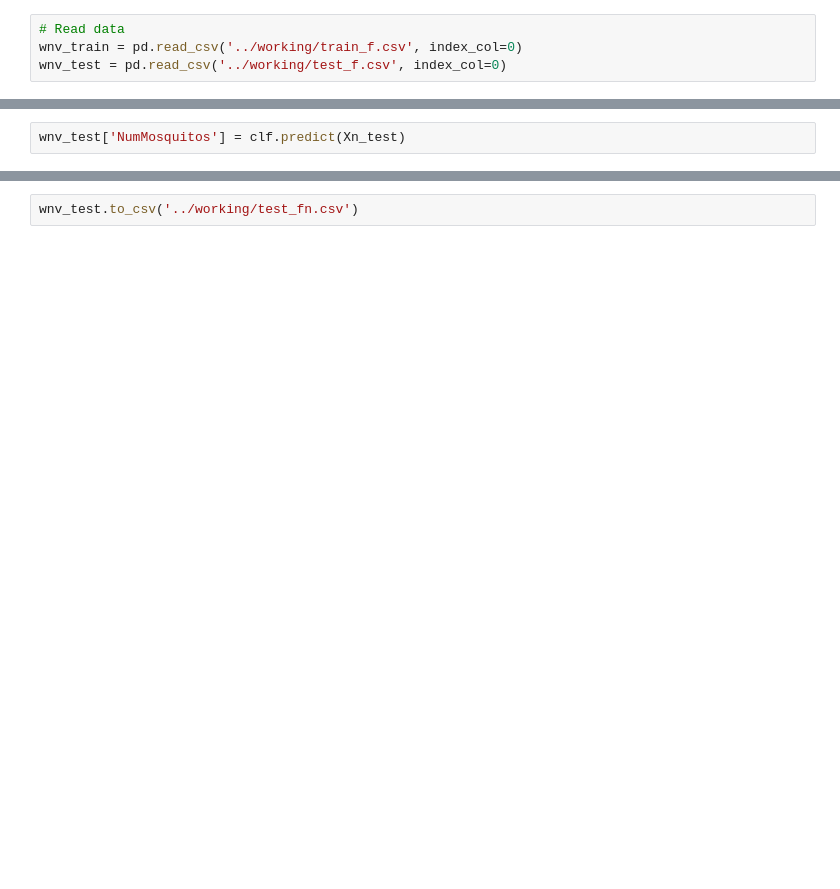
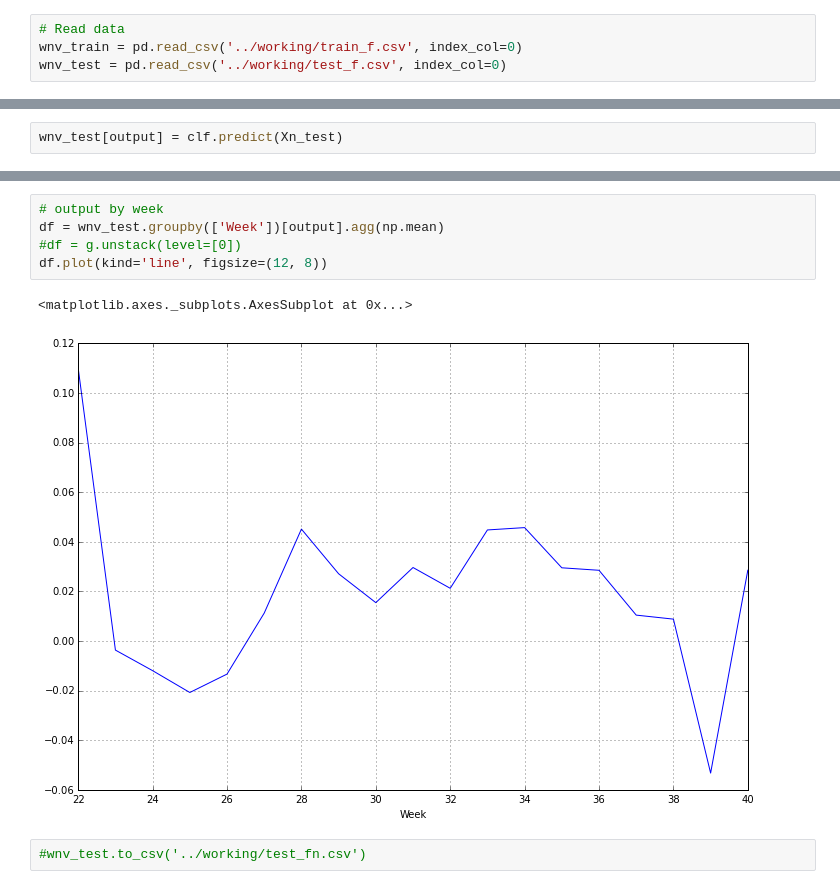
Before and after one commit to inmidvideo/kaggle-west-nile, a Jupyter notebook: src/sklearn_lr.ipynb, the cells around one changed output, grey strips where cells are left out. Drawn from its saved outputs; the diff is of its cells as text; blank space fills up the shorter version.

```diff
--- a/src/sklearn_lr.ipynb
+++ b/src/sklearn_lr.ipynb
@@ -53,2 +83,2 @@ mean_absolute_error(y_test, predicted)
 # %%
-wnv_test['NumMosquitos'] = clf.predict(Xn_test)
+wnv_test[output] = clf.predict(Xn_test)
@@ -75,2 +85,10 @@ Name: NumMosquitos, Length: 116293, dtype: int32
+# %%
+# output by week
+df = wnv_test.groupby(['Week'])[output].agg(np.mean)
+#df = g.unstack(level=[0])
+df.plot(kind='line', figsize=(12, 8))
+# %% [output]
+<matplotlib.axes._subplots.AxesSubplot at 0x...>
+[figure, added]
 # %%
-wnv_test.to_csv('../working/test_fn.csv')
+#wnv_test.to_csv('../working/test_fn.csv')
```
Also changed, not shown: parts of 9 cells of this notebook, 5 other files.
